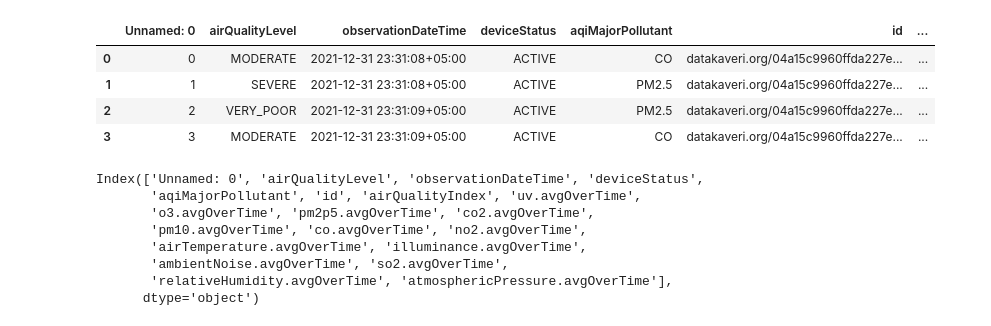
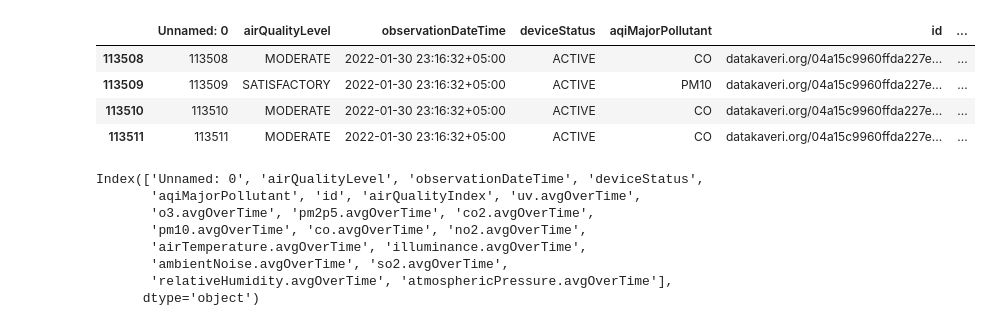
Before and after one commit to somesh2002/Smart-City-Pollution-Tracking, a Jupyter notebook: main.ipynb, the cells around one changed output. Saved outputs shown, nothing was run; the diff lists cells and outputs as text; code cells hidden in the pictures.

```diff
--- a/main.ipynb
+++ b/main.ipynb
@@ -5,12 +7,12 @@ import numpy as np
 # %%
 pune_aqm = pd.read_csv("pune-aqm-jan.csv")
-pune_aqm.head(4)
+pune_aqm.tail(4)
 # %% [output]
 |  | Unnamed: 0 | airQualityLevel | observationDateTime | deviceStatus | aqiMajorPollutant | id | ... |
-| 0 | 0 | MODERATE | 2021-12-31 23:31:08+05:00 | ACTIVE | CO | datakaveri.org/04a15c9960ffda227e... | ... |
-| 1 | 1 | SEVERE | 2021-12-31 23:31:08+05:00 | ACTIVE | PM2.5 | datakaveri.org/04a15c9960ffda227e... | ... |
-| 2 | 2 | VERY_POOR | 2021-12-31 23:31:09+05:00 | ACTIVE | PM2.5 | datakaveri.org/04a15c9960ffda227e... | ... |
-| 3 | 3 | MODERATE | 2021-12-31 23:31:09+05:00 | ACTIVE | CO | datakaveri.org/04a15c9960ffda227e... | ... |
+| 113508 | 113508 | MODERATE | 2022-01-30 23:16:32+05:00 | ACTIVE | CO | datakaveri.org/04a15c9960ffda227e... | ... |
+| 113509 | 113509 | SATISFACTORY | 2022-01-30 23:16:32+05:00 | ACTIVE | PM10 | datakaveri.org/04a15c9960ffda227e... | ... |
+| 113510 | 113510 | MODERATE | 2022-01-30 23:16:32+05:00 | ACTIVE | CO | datakaveri.org/04a15c9960ffda227e... | ... |
+| 113511 | 113511 | MODERATE | 2022-01-30 23:16:32+05:00 | ACTIVE | CO | datakaveri.org/04a15c9960ffda227e... | ... |
 # %%
 # getting the columns
 pune_aqm.columns
```
Also changed, not shown: parts of 8 cells of this notebook, 59 other files.
